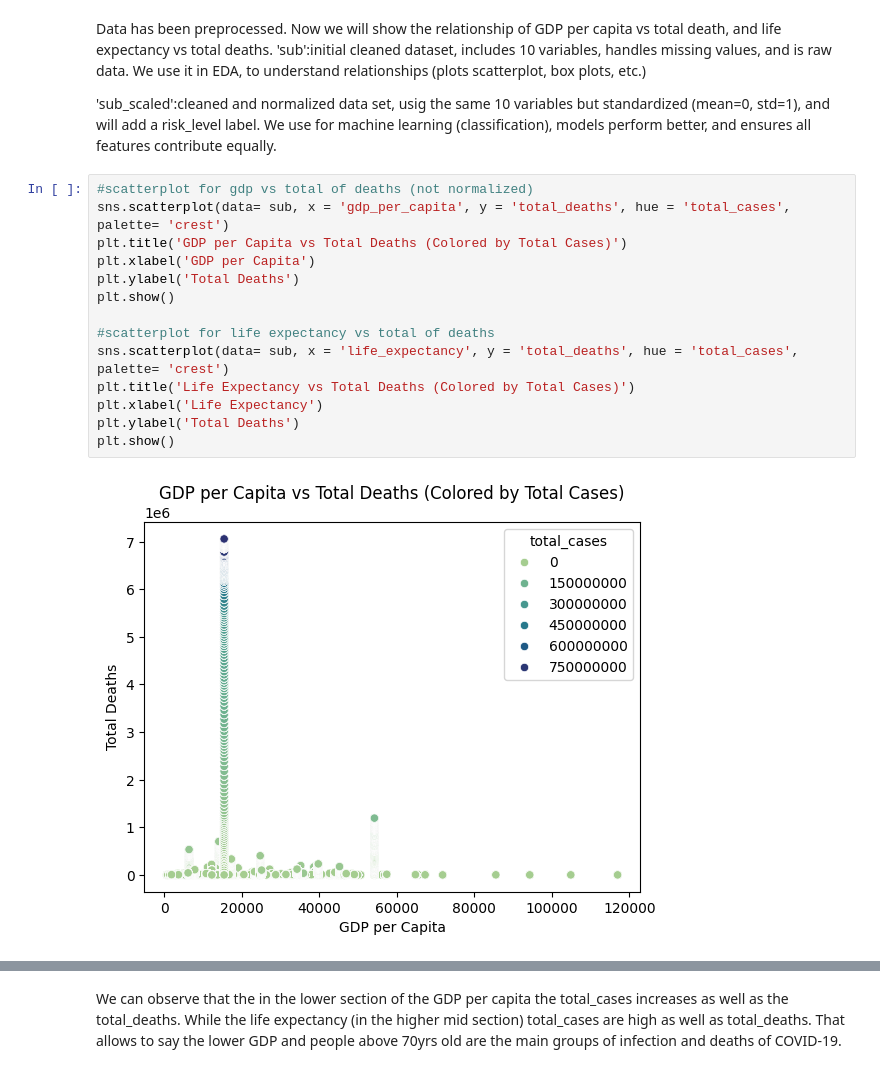
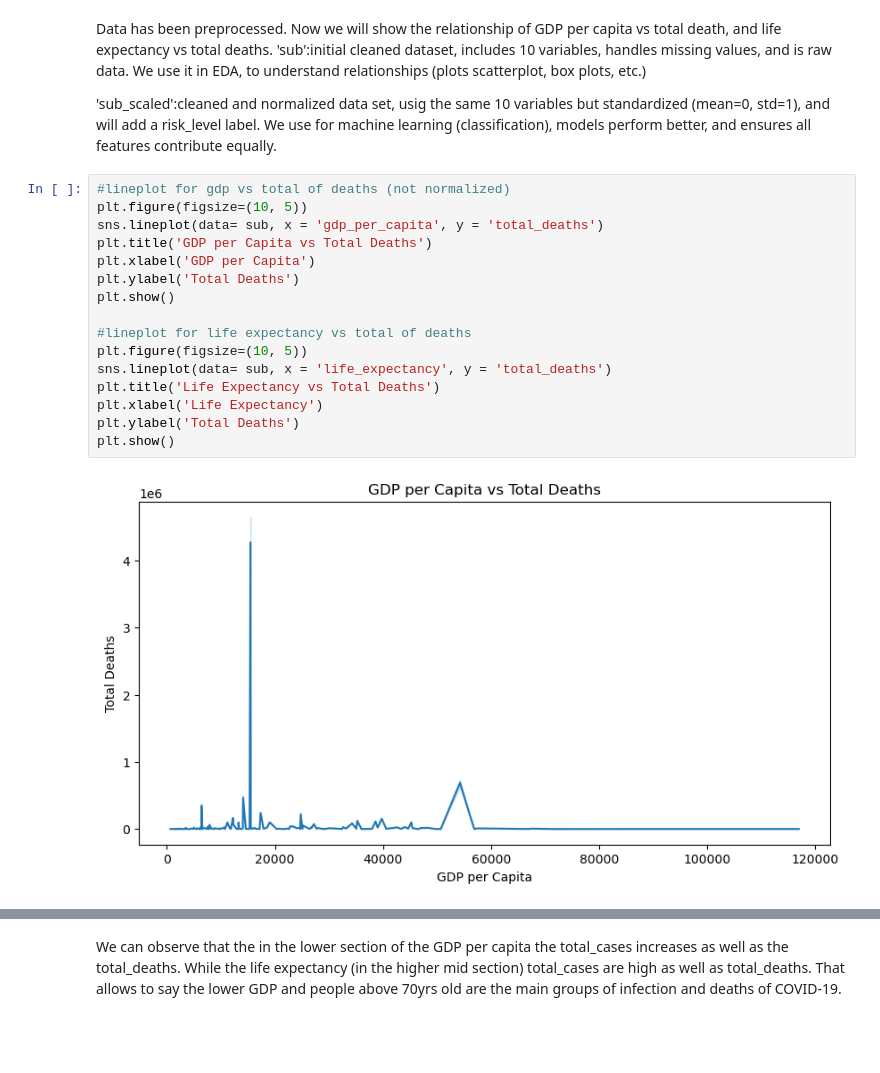
Before and after one commit to 222josey/DS1-Group-Project, a Jupyter notebook: finalCode.ipynb, the cells around one changed output, grey strips where cells are left out. Saved outputs shown, nothing was run; the diff lists cells and outputs as text; blank space fills up the shorter version.

```diff
--- a/finalCode.ipynb
+++ b/finalCode.ipynb
@@ -103,18 +120,20 @@ Data has been preprocessed. Now we will show the relationship of GDP per capita
 
 'sub_scaled':cleaned and normalized data set, usig the same 10 variables but standardized (mean=0, std=1), and will add a risk_level label. We use for machine learning (classification), models perform better, and ensures all features contribute equally.
 # %%
-#scatterplot for gdp vs total of deaths (not normalized)
-sns.scatterplot(data= sub, x = 'gdp_per_capita', y = 'total_deaths', hue = 'total_cases', palette= 'crest')
-plt.title('GDP per Capita vs Total Deaths (Colored by Total Cases)')
+#lineplot for gdp vs total of deaths (not normalized)
+plt.figure(figsize=(10, 5))
+sns.lineplot(data= sub, x = 'gdp_per_capita', y = 'total_deaths')
+plt.title('GDP per Capita vs Total Deaths')
 plt.xlabel('GDP per Capita')
 plt.ylabel('Total Deaths')
 plt.show()
 
-#scatterplot for life expectancy vs total of deaths
-sns.scatterplot(data= sub, x = 'life_expectancy', y = 'total_deaths', hue = 'total_cases', palette= 'crest')
-plt.title('Life Expectancy vs Total Deaths (Colored by Total Cases)')
+#lineplot for life expectancy vs total of deaths
+plt.figure(figsize=(10, 5))
+sns.lineplot(data= sub, x = 'life_expectancy', y = 'total_deaths')
+plt.title('Life Expectancy vs Total Deaths')
 plt.xlabel('Life Expectancy')
 plt.ylabel('Total Deaths')
 plt.show()
 # %% [output]
-[figure, old version]
+[figure, new version]
```
Also changed, not shown: parts of 9 cells of this notebook.
